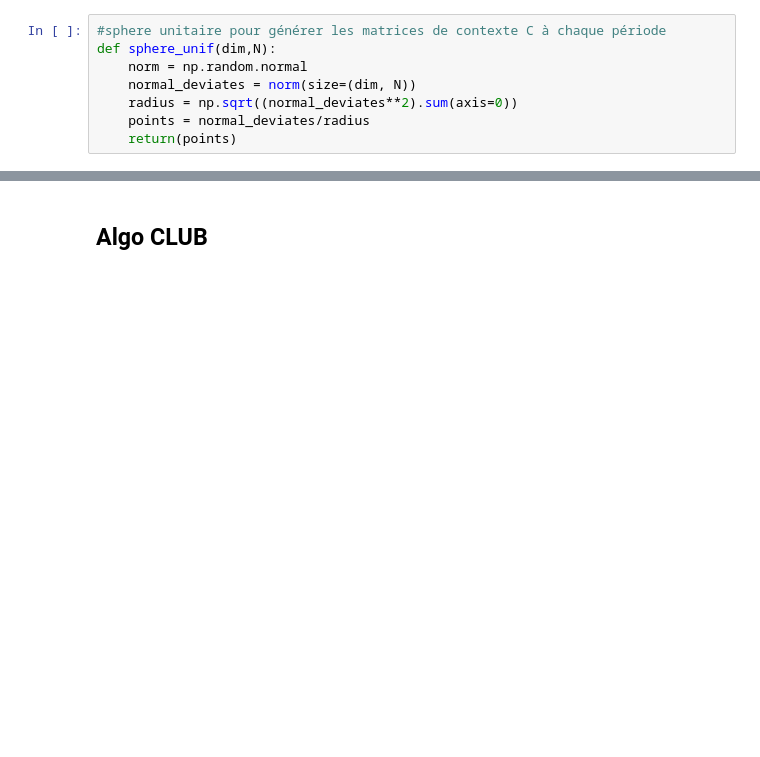
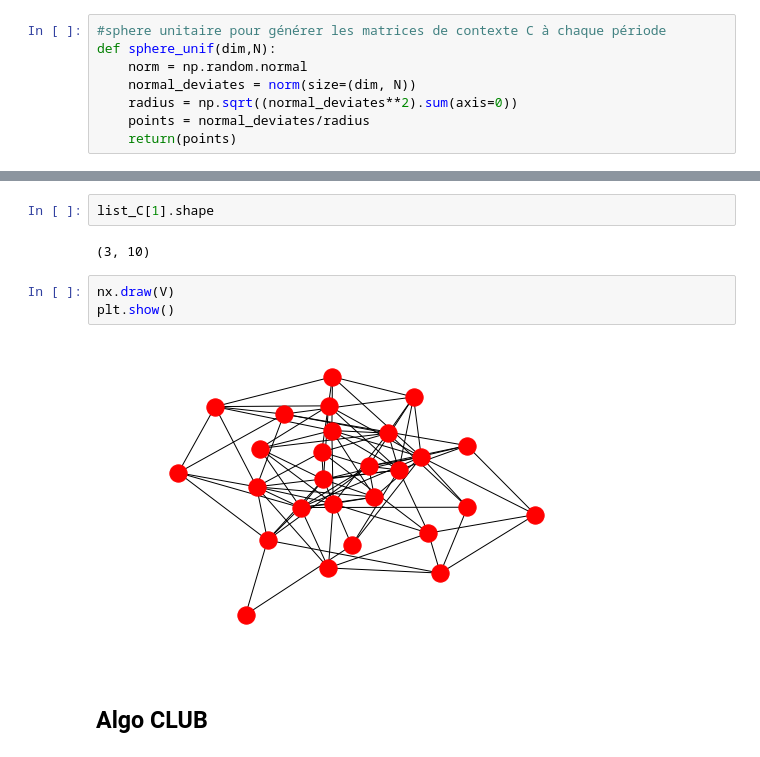
Before and after one commit to AntoineG92/Online-Clustering-of-Bandits-ENSAE, a Jupyter notebook: CLUB_algo_draft_V1.ipynb, the cells around one changed output, grey strips where cells are left out. Cells and saved outputs as stored; diff of their text form; blank space fills up the shorter version.

```diff
--- a/CLUB_algo_draft_V1.ipynb
+++ b/CLUB_algo_draft_V1.ipynb
@@ -102,6 +107,15 @@ for cont in range(T):
 
 # nombre de clusters en fonction de la période
 list_m=[]
+# %%
+list_C[1].shape
+# %% [output]
+(3, 10)
+# %%
+nx.draw(V)
+plt.show()
+# %% [output]
+[figure, added]
 # %% [markdown]
 ## Algo CLUB
 # %%
```
Also changed, not shown: parts of 3 cells of this notebook.
